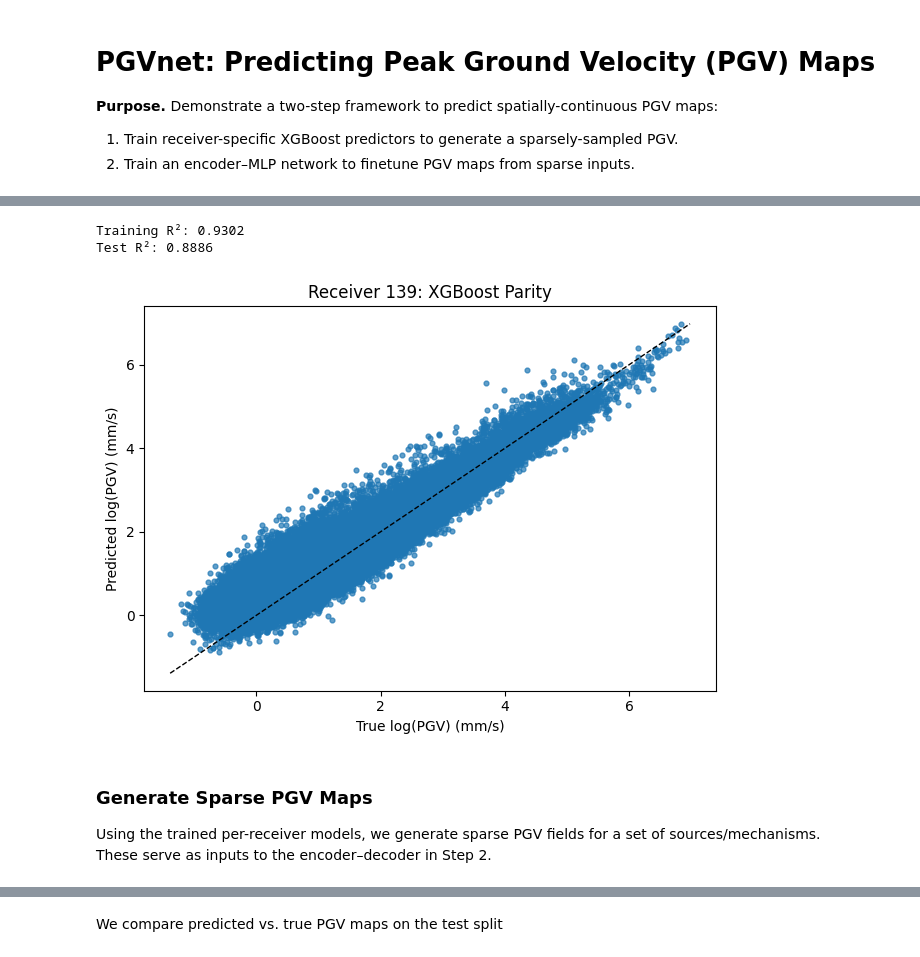
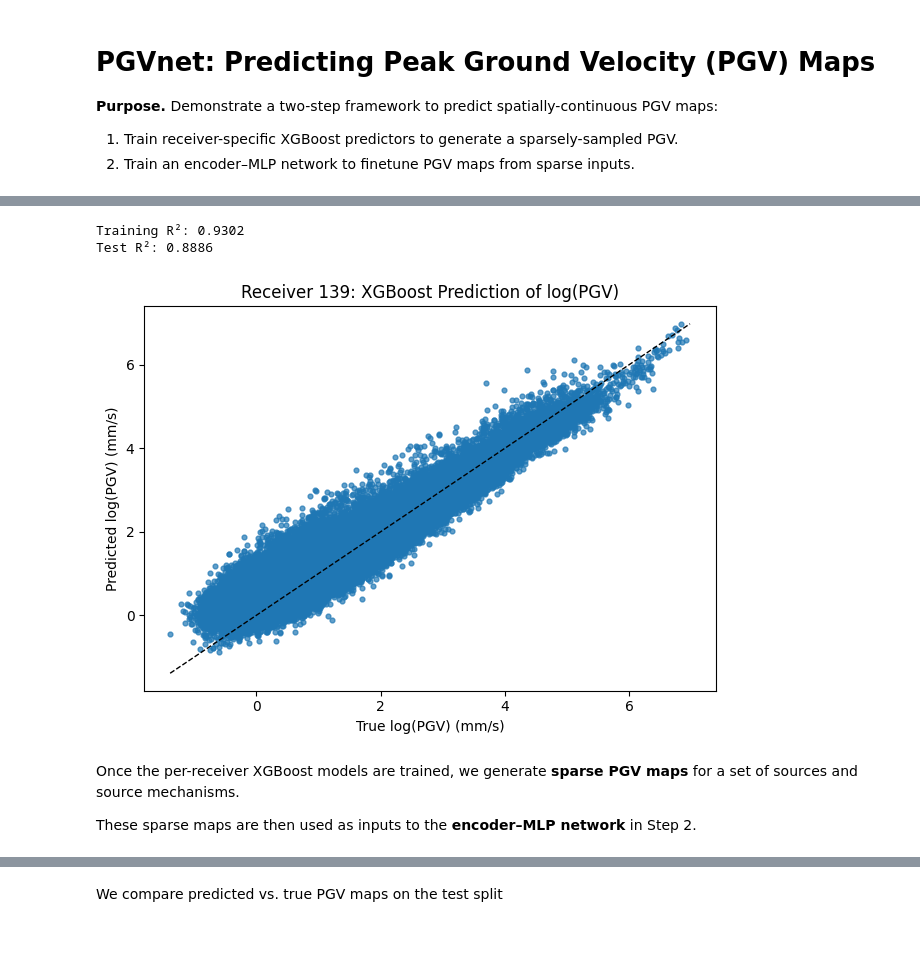
Before and after one commit to fatimarmdnn/PGVnet, a Jupyter notebook: demo.ipynb, the cells around one changed output, grey strips where cells are left out. Drawn from its saved outputs; the diff is of its cells as text; code cells hidden in the pictures.

```diff
--- a/demo.ipynb
+++ b/demo.ipynb
@@ -19,34 +19,35 @@ This cell demonstrates a single receiver; training for all receivers is done off
 # %%
 # Pick one receiver for demonstration (0–255 typical)
 receiver_idx = 139
-db_path = f"data/reciprocal_db/receiver_{receiver_idx}_database.npz"
+db_path      = f"data/reciprocal_db/receiver_{receiver_idx}_database.npz"
 assert os.path.exists(db_path), f"Missing: {db_path}"
 
+# Load receiver database
 rec_db = np.load(db_path)
 X = rec_db["inputs"]            # [distance, azimuth, depth, strike, dip, rake, radiation, takeoff]
 y = np.log(rec_db["outputs"][:, 0])  # log(PGV) for East–West component
 
+# Train XGBoost model
 y_true, y_pred = train_xgb(X, y)
 
-# Parity plot
+# Scatter plot: True vs. Predicted log(PGV)
 fig, ax = plt.subplots()
 ax.scatter(y_true, y_pred, s=12, alpha=0.7)
 low, high = min(y_true.min(), y_pred.min()), max(y_true.max(), y_pred.max())
 ax.plot([low, high], [low, high], linestyle="--", linewidth=1, color="k")
 ax.set_xlabel("True log(PGV) (mm/s)")
 ax.set_ylabel("Predicted log(PGV) (mm/s)")
-ax.set_title(f"Receiver {receiver_idx}: XGBoost Parity")
+ax.set_title(f"Receiver {receiver_idx}: XGBoost Prediction of log(PGV)")
 plt.tight_layout()
 plt.show()
 # %% [output]
 Training R²: 0.9302
 Test R²: 0.8886
-[figure, old version]
+[figure, new version]
 # %% [markdown]
-### Generate Sparse PGV Maps
+Once the per-receiver XGBoost models are trained, we generate **sparse PGV maps** for a set of sources and source mechanisms.
 
-Using the trained per-receiver models, we generate sparse PGV fields for a set of sources/mechanisms.
-These serve as inputs to the encoder–decoder in Step 2.
+These sparse maps are then used as inputs to the **encoder–MLP network** in Step 2.
 # %%
 # Example tags/paths (adjust to your setup)
 data_tag   = "10_50"
```
Also changed, not shown: parts of 9 cells of this notebook, 5 other files.
